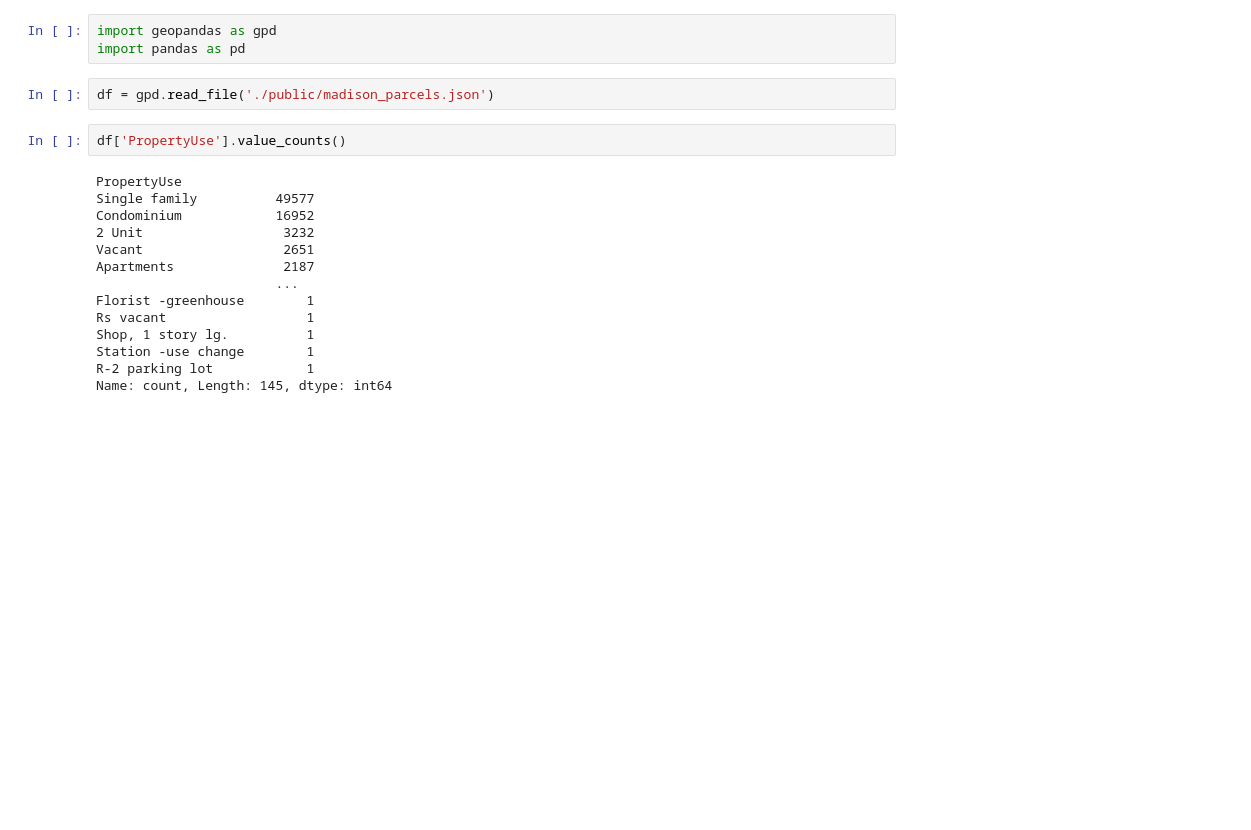
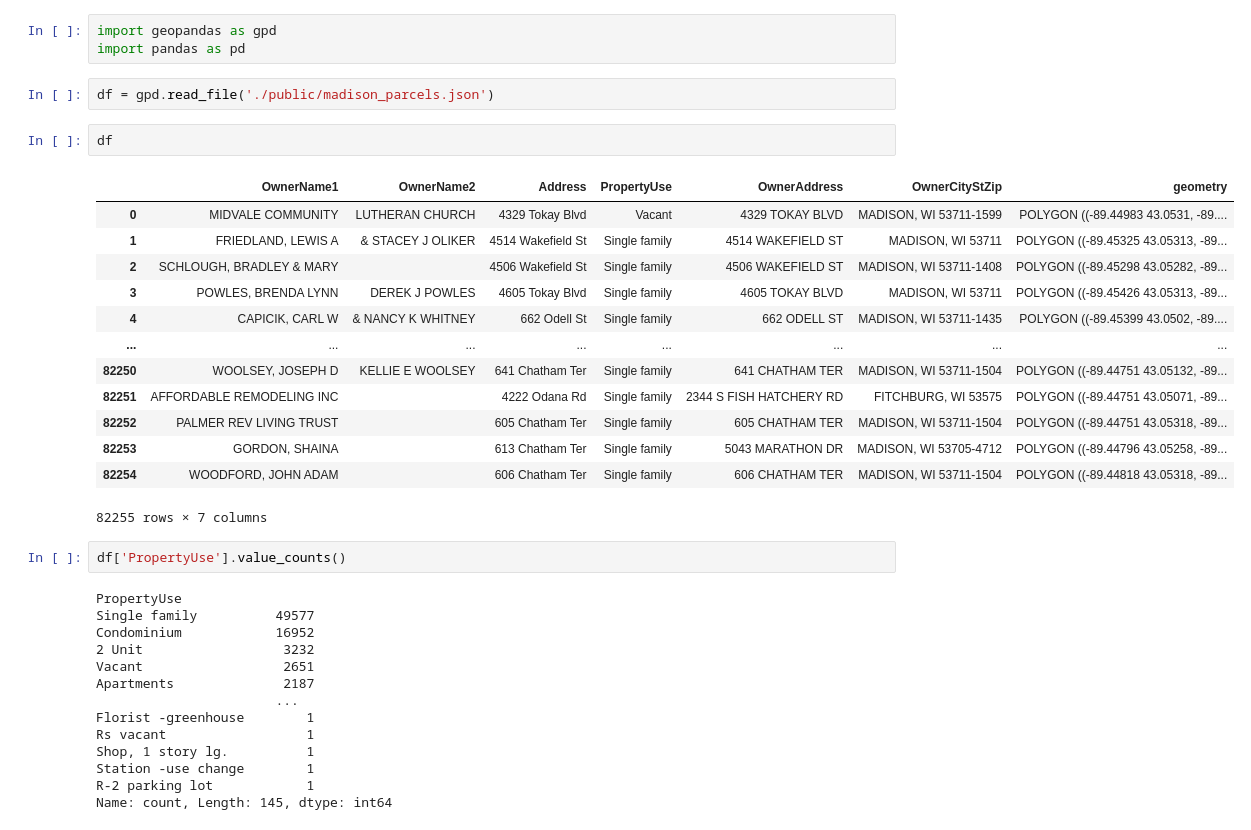
Before and after one commit to evan203/LeaseLens, a Jupyter notebook: parcel_data.ipynb, the cells around one changed output. Drawn from its saved outputs; the diff is of its cells as text; blank space fills up the shorter version.

```diff
--- a/parcel_data.ipynb
+++ b/parcel_data.ipynb
@@ -3,6 +3,22 @@ import geopandas as gpd
 import pandas as pd
 # %%
 df = gpd.read_file('./public/madison_parcels.json')
+# %%
+df
+# %% [output]
+|  | OwnerName1 | OwnerName2 | Address | PropertyUse | OwnerAddress | OwnerCityStZip | geometry |
+| 0 | MIDVALE COMMUNITY | LUTHERAN CHURCH | 4329 Tokay Blvd | Vacant | 4329 TOKAY BLVD | MADISON, WI 53711-1599 | POLYGON ((-89.44983 43.0531, -89.... |
+| 1 | FRIEDLAND, LEWIS A | & STACEY J OLIKER | 4514 Wakefield St | Single family | 4514 WAKEFIELD ST | MADISON, WI 53711 | POLYGON ((-89.45325 43.05313, -89... |
+| 2 | SCHLOUGH, BRADLEY & MARY |  | 4506 Wakefield St | Single family | 4506 WAKEFIELD ST | MADISON, WI 53711-1408 | POLYGON ((-89.45298 43.05282, -89... |
+| 3 | POWLES, BRENDA LYNN | DEREK J POWLES | 4605 Tokay Blvd | Single family | 4605 TOKAY BLVD | MADISON, WI 53711 | POLYGON ((-89.45426 43.05313, -89... |
+| 4 | CAPICIK, CARL W | & NANCY K WHITNEY | 662 Odell St | Single family | 662 ODELL ST | MADISON, WI 53711-1435 | POLYGON ((-89.45399 43.0502, -89.... |
+| ... | ... | ... | ... | ... | ... | ... | ... |
+| 82250 | WOOLSEY, JOSEPH D | KELLIE E WOOLSEY | 641 Chatham Ter | Single family | 641 CHATHAM TER | MADISON, WI 53711-1504 | POLYGON ((-89.44751 43.05132, -89... |
+| 82251 | AFFORDABLE REMODELING INC |  | 4222 Odana Rd | Single family | 2344 S FISH HATCHERY RD | FITCHBURG, WI 53575 | POLYGON ((-89.44751 43.05071, -89... |
+| 82252 | PALMER REV LIVING TRUST |  | 605 Chatham Ter | Single family | 605 CHATHAM TER | MADISON, WI 53711-1504 | POLYGON ((-89.44751 43.05318, -89... |
+| 82253 | GORDON, SHAINA |  | 613 Chatham Ter | Single family | 5043 MARATHON DR | MADISON, WI 53705-4712 | POLYGON ((-89.44796 43.05258, -89... |
+| 82254 | WOODFORD, JOHN ADAM |  | 606 Chatham Ter | Single family | 606 CHATHAM TER | MADISON, WI 53711-1504 | POLYGON ((-89.44818 43.05318, -89... |
+82255 rows × 7 columns
 # %%
 df['PropertyUse'].value_counts()
 # %% [output]
```
Also changed, not shown: parts of 6 cells of this notebook, 2 other files.
